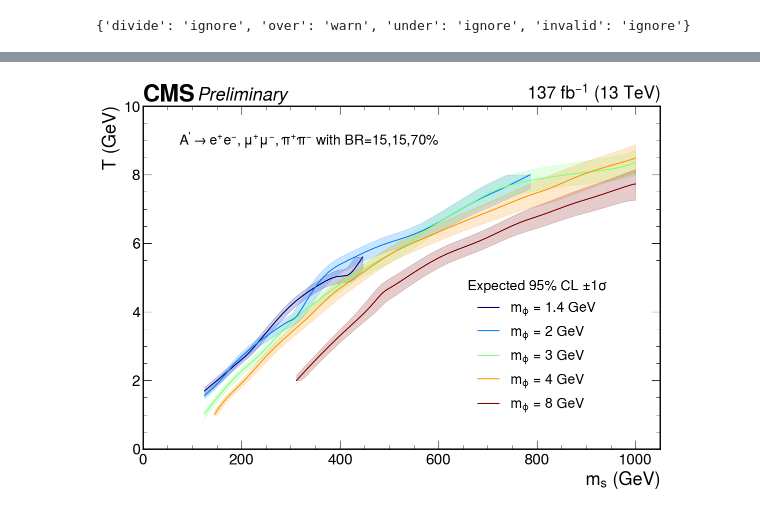
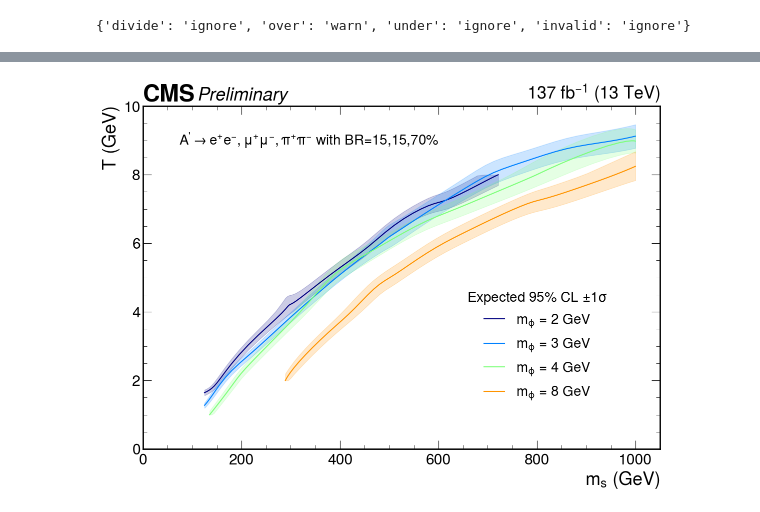
Before and after one commit to SUEPPhysics/SUEPLimits, a Jupyter notebook: notebook_tools/summary-mphi.ipynb, the cells around one changed output, grey strips where cells are left out. Cells and saved outputs as stored; diff of their text form; code cells hidden in the pictures.

```diff
--- a/notebook_tools/summary-mphi.ipynb
+++ b/notebook_tools/summary-mphi.ipynb
@@ -27,10 +31,21 @@ np.seterr(divide='ignore', invalid='ignore')
 #plt.style.use('physics.mplstyle')
 # %% [output]
 {'divide': 'ignore', 'over': 'warn', 'under': 'ignore', 'invalid': 'ignore'}
-# %%
-era = 2018
-mphi = 2.0
-decaymode = 'hadronic'
+# %%
+era = 2018
+decaymode = 'generic'
+lumis = {
+    2016 : 36.3, #36.308
+    2017 : 41.5, #41.471
+    2018 : 59.8, #59.817
+    'combined' : 59.8+41.5+ 36.3
+}
+
+decays = {
+    'hadronic' : r"$A^' \rightarrow e^{+}e^{-},\mu^{+}\mu^{-},\pi^{+}\pi^{-}$ with BR=15,15,70%",
+    'leptonic' : r"$A^' \rightarrow e^{+}e^{-},\mu^{+}\mu^{-},\pi^{+}\pi^{-}$ with BR=40,40,20%",
+    'generic' : r"$A^' \rightarrow \pi^{+}\pi^{-}$ with BR=100%"
+}
 # %%
 def get_limits(fn):
     f = uproot.open(fn)
@@ -121,7 +136,7 @@ def get_params(mphi=mphi,plot=True): #Returns list of all [MSUEP,T,xsec] for a g
     for pair in params:
         try:
             limit = get_limits(get_SUEP_file(Mass=pair[0], mdark=mphi ,t=pair[1] ,decay=decaymode))
-            if limit.shape == (2,5):
+            if limit.shape == (2,6):
                 if plot: plt.scatter(pair[0],pair[1], color="green")
                 skip_bad.append(pair)
             else:
@@ -284,6 +294,6 @@ _=plot_SUEP(params)
 # %%
 lines = []
-
-for mphi in [1.4,2,3,4,8]:
+mphis = {'generic':[2,3,4,8], 'hadronic':[1.4,2,3,4,8],'leptonic':[1,2,3,4,8]}
+for mphi in mphis[decaymode]:
     lines.append(plot_SUEP(get_params(mphi)))
 # %% [output]
@@ -302,42 +312,40 @@ for mphi in [1.4,2,3,4,8]:
 # %%
-# To run through all mphi masses
-masses =  [1.4,2,3,4,8]
-
 # Define colours
 cmap = plt.cm.jet
 colors = cmap(np.linspace(0, 1, 5))
 
+masses = mphis[decaymode]
+
 fig, ax = plt.subplots(figsize=(12,9))
 
 for i, line in enumerate(lines):
-    if masses[i] in []: continue
-    line1,line2,line3 = line
+    line1,line2,line3,line5 = line
     x1,y1 = interpLimit(line1, 2) #Expected $95\%$ CL
     x2,y2 = interpLimit(line2, 2)
     x3,y3 = interpLimit(line3, 2)
 
     ax.plot(x2,y2, label=r"$m_{{\phi}}$ = {} GeV".format(masses[i]),c=colors[i])
 
     y1_interp = np.interp(x2, x1, y1)
     y3_interp = np.interp(x2, x3, y3)
     ax.fill_between(x2,y1_interp, y3_interp, color=colors[i],alpha=0.2)
 
 
 # Annotate figure
 ax.set_xlabel(r"$m_{s}$ (GeV)", x=1, ha='right')
 ax.set_ylabel(r"$T$ (GeV)", y=1, ha='right')
 hep.cms.label(llabel='Preliminary', data=False, lumi=137, ax=ax) # To add CMS lumi scripts
 ax.text(600,9, r"$A^' \rightarrow e^{+}e^{-},\mu^{+}\mu^{-},\pi^{+}\pi^{-}$ with BR=15,15,70%", horizontalalignment='right', verticalalignment='center',fontsize=20)
 
 ax.set_xlim([0., 1050])
 ax.set_ylim([0,10 ])
 
 legend = ax.legend(loc='center left', bbox_to_anchor=(0.6, 0.3),frameon=False , fontsize=20, title= 'Expected 95% CL $\pm 1\sigma$')
 legend.get_title().set_fontsize(20)
 
 plt.tight_layout()
 
-plt.savefig("/home/submit/pvanstee/public_html/SUEP/2D_summary_limits_{}_mphi.pdf".format(decaymode), bbox_inches='tight')
-plt.savefig("/home/submit/pvanstee/public_html/SUEP/2D_summary_limits_{}_mphi.png".format(decaymode), bbox_inches='tight')
+# plt.savefig("/home/submit/pvanstee/public_html/SUEP/2D_summary_limits_{}_mphi.pdf".format(decaymode), bbox_inches='tight')
+# plt.savefig("/home/submit/pvanstee/public_html/SUEP/2D_summary_limits_{}_mphi.png".format(decaymode), bbox_inches='tight')
 # %% [output]
-[figure, old version]
+[figure, new version]
```
Also changed, not shown: parts of 5 cells of this notebook, 3 other files.
